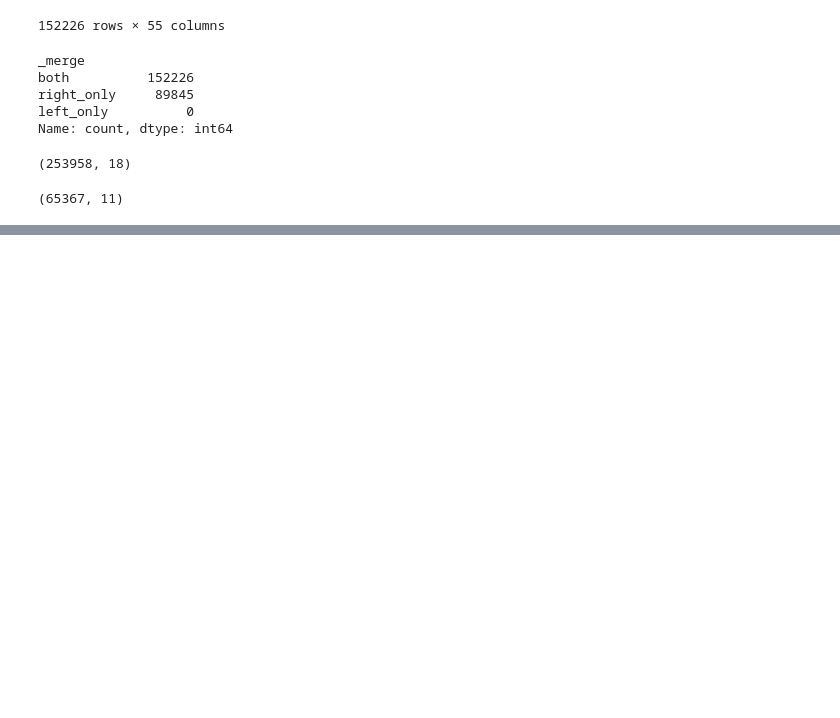
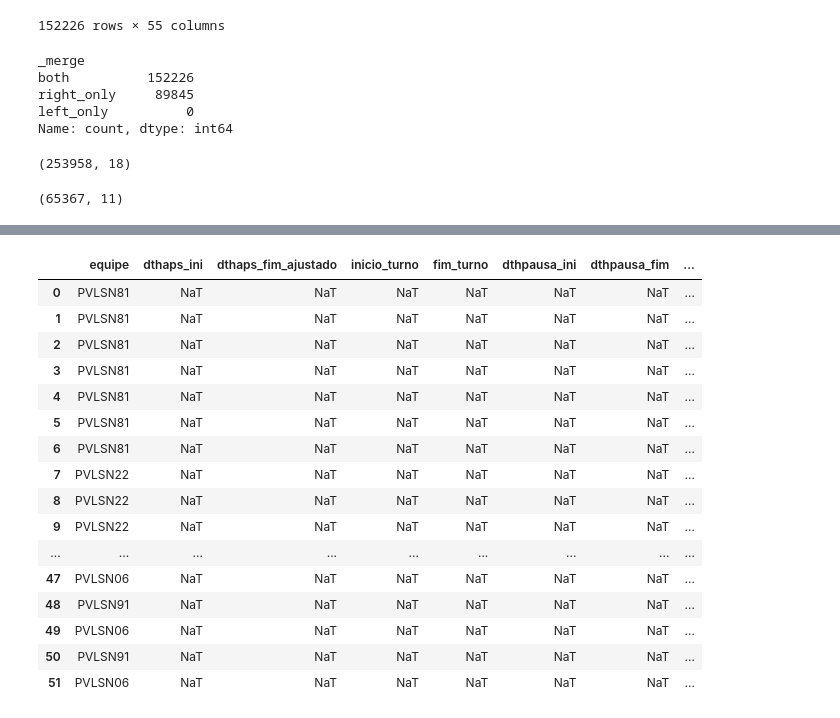
Before and after one commit to ElicoJr/Rotas-Inteligentes_V2, a Jupyter notebook: utils/Base_TCC.ipynb, the cells around one changed output, grey strips where cells are left out. Cells and saved outputs as stored; diff of their text form; code cells hidden in the pictures; blank space fills up the shorter version.

```diff
--- a/utils/Base_TCC.ipynb
+++ b/utils/Base_TCC.ipynb
@@ -161,3 +214,5 @@ baseCom.shape
 baseTec.shape
 # %% [output]
 (65367, 11)
+# %%
+v4 = pd.read_parquet(r"E:\Rotas-Inteligentes\results_v4\atribuicoes_2023-01-01.parquet")
@@ -163,0 +236,22 @@ baseTec.shape
+# %%
+v4[['equipe', 'dthaps_ini', 'dthaps_fim_ajustado', 'inicio_turno',
+       'fim_turno', 'dthpausa_ini', 'dthpausa_fim', 'dth_chegada_estimada',
+       'dth_final_estimada', 'fim_turno_estimado', 'chegada_base', 'EUSD']]
+# %% [output]
+|  | equipe | dthaps_ini | dthaps_fim_ajustado | inicio_turno | fim_turno | dthpausa_ini | dthpausa_fim | ... |
+| 0 | PVLSN81 | NaT | NaT | NaT | NaT | NaT | NaT | ... |
+| 1 | PVLSN81 | NaT | NaT | NaT | NaT | NaT | NaT | ... |
+| 2 | PVLSN81 | NaT | NaT | NaT | NaT | NaT | NaT | ... |
+| 3 | PVLSN81 | NaT | NaT | NaT | NaT | NaT | NaT | ... |
+| 4 | PVLSN81 | NaT | NaT | NaT | NaT | NaT | NaT | ... |
+| 5 | PVLSN81 | NaT | NaT | NaT | NaT | NaT | NaT | ... |
+| 6 | PVLSN81 | NaT | NaT | NaT | NaT | NaT | NaT | ... |
+| 7 | PVLSN22 | NaT | NaT | NaT | NaT | NaT | NaT | ... |
+| 8 | PVLSN22 | NaT | NaT | NaT | NaT | NaT | NaT | ... |
+| 9 | PVLSN22 | NaT | NaT | NaT | NaT | NaT | NaT | ... |
+| ... | ... | ... | ... | ... | ... | ... | ... | ... |
+| 47 | PVLSN06 | NaT | NaT | NaT | NaT | NaT | NaT | ... |
+| 48 | PVLSN91 | NaT | NaT | NaT | NaT | NaT | NaT | ... |
+| 49 | PVLSN06 | NaT | NaT | NaT | NaT | NaT | NaT | ... |
+| 50 | PVLSN91 | NaT | NaT | NaT | NaT | NaT | NaT | ... |
+| 51 | PVLSN06 | NaT | NaT | NaT | NaT | NaT | NaT | ... |
```
Also changed, not shown: parts of 20 cells of this notebook.
